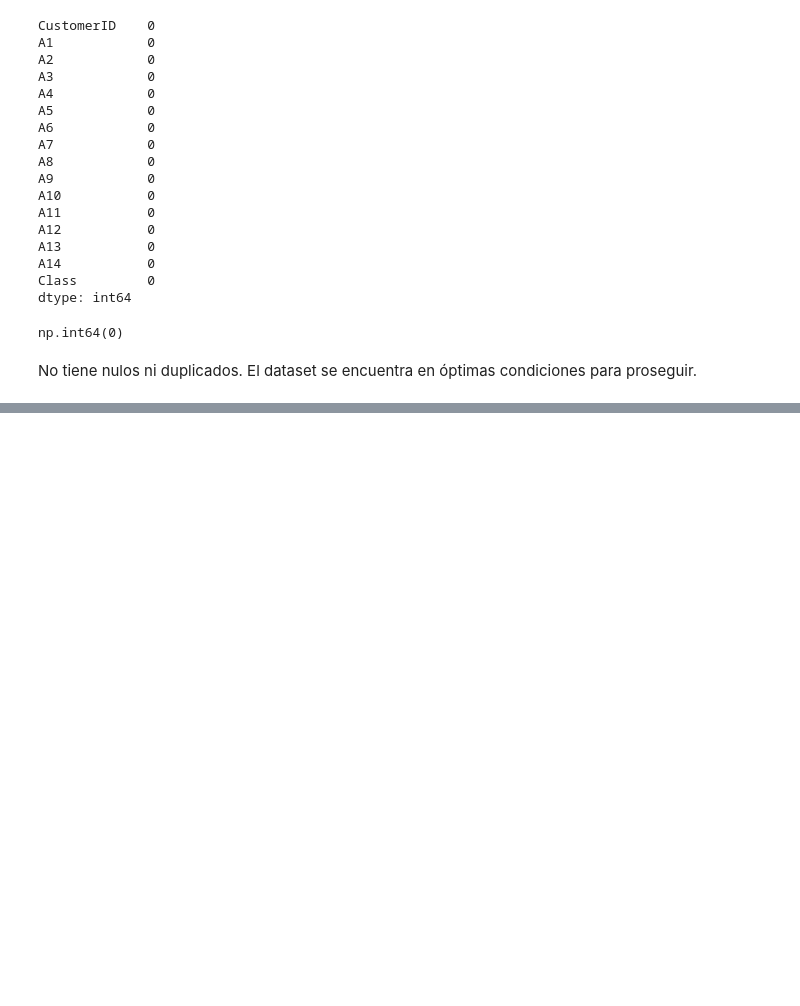
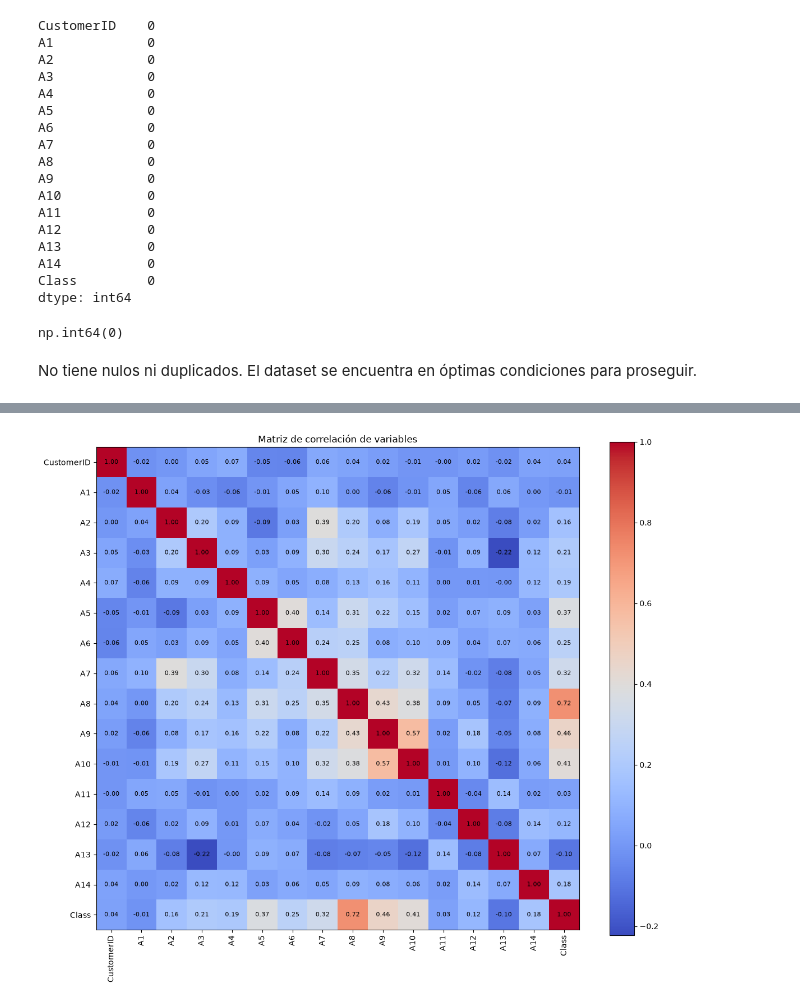
Before and after one commit to francisconimarvin/DataScience_Exam, a Jupyter notebook: Examen_Marvin_Francisconi__Ricardo_Illanes.ipynb, the cells around one changed output, grey strips where cells are left out. Saved outputs shown, nothing was run; the diff lists cells and outputs as text; code cells hidden in the pictures; blank space fills up the shorter version.

```diff
--- a/Examen_Marvin_Francisconi__Ricardo_Illanes.ipynb
+++ b/Examen_Marvin_Francisconi__Ricardo_Illanes.ipynb
@@ -101,0 +165,39 @@ No tiene nulos ni duplicados. El dataset se encuentra en óptimas condiciones pa
+# %%
+import matplotlib.pyplot as plt
+import numpy as np
+
+corr = df.corr()
+
+fig, ax = plt.subplots(figsize=(12,10))
+
+im = ax.imshow(corr, cmap="coolwarm")
+
+# Etiquetas
+ax.set_xticks(np.arange(len(corr.columns)))
+ax.set_yticks(np.arange(len(corr.columns)))
+
+ax.set_xticklabels(corr.columns, rotation=90)
+ax.set_yticklabels(corr.columns)
+
+# Escribir el valor de correlación en cada celda
+for i in range(len(corr.columns)):
+    for j in range(len(corr.columns)):
+        ax.text(
+            j,
+            i,
+            f"{corr.iloc[i, j]:.2f}",
+            ha="center",
+            va="center",
+            color="black",
+            fontsize=8
+        )
+
+plt.colorbar(im)
+
+plt.title("Matriz de correlación de variables")
+
+plt.tight_layout()
+
+plt.show()
+# %% [output]
+[figure, added]
```
Also changed, not shown: parts of 10 cells of this notebook.
